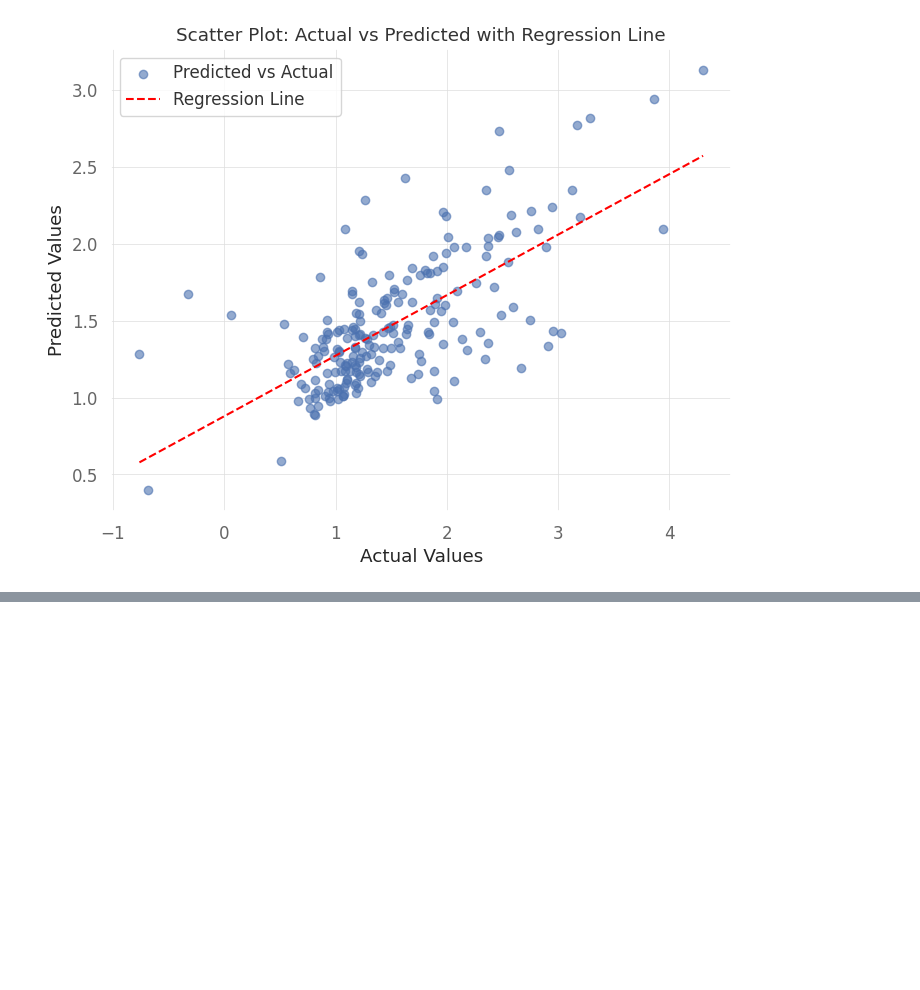
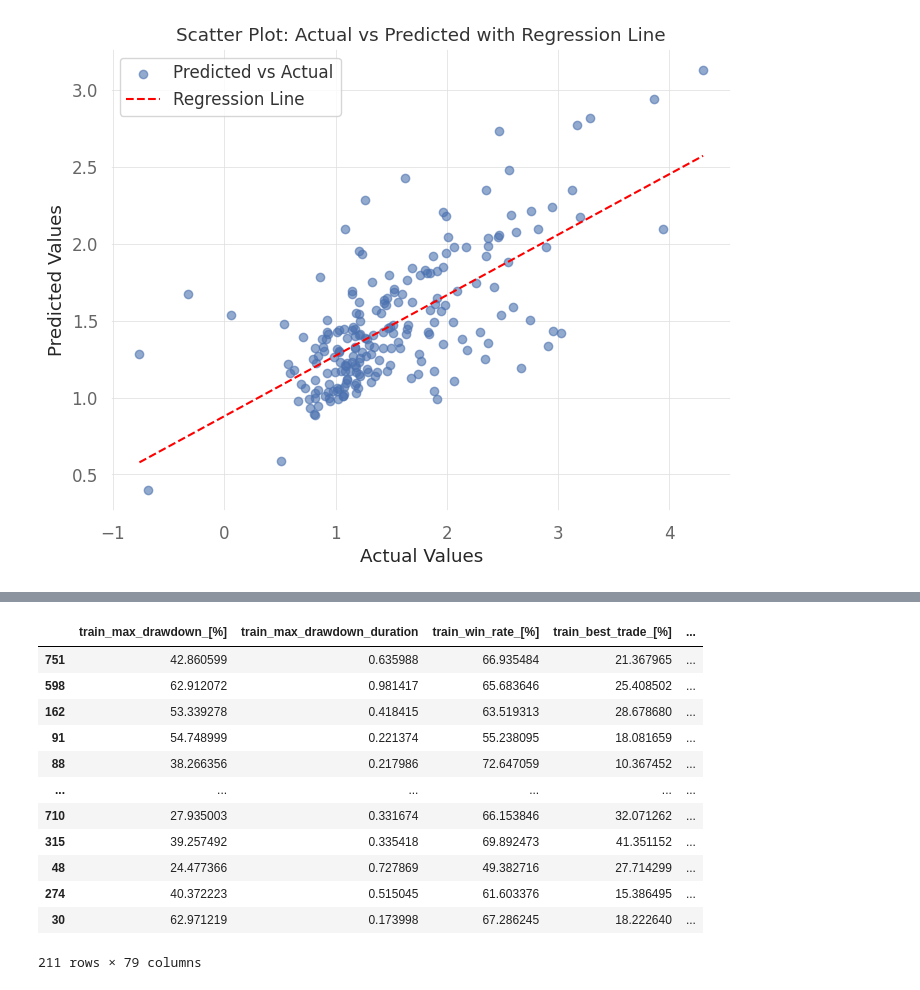
Before and after one commit to jklen/cataclysmic_alpha, a Jupyter notebook: experiment_notebooks/hhhl_ml1_backtest_analysis.ipynb, the cells around one changed output, grey strips where cells are left out. Drawn from its saved outputs; the diff is of its cells as text; code cells hidden in the pictures; blank space fills up the shorter version.

```diff
--- a/experiment_notebooks/hhhl_ml1_backtest_analysis.ipynb
+++ b/experiment_notebooks/hhhl_ml1_backtest_analysis.ipynb
@@ -1224,6 +1224,7 @@ df.head()
 # %% [markdown]
 # drop cols
 # %%
+df = df.loc[df['train_test_combination'].isin([0,1,2,3,4,5])]
 train_cols_to_drop = ['symbol', 'train_test_combination', 'train_start', 'train_end',
                 'train_period', 'train_start_value',  'train_end_value',
                'train_total_return_[%]', 'train_benchmark_return_[%]', 'train_max_gross_exposure_[%]',
@@ -1399,0 +1421,16 @@ plt.show()
+# %%
+X_test
+# %% [output]
+|  | train_max_drawdown_[%] | train_max_drawdown_duration | train_win_rate_[%] | train_best_trade_[%] | ... |
+| 751 | 42.860599 | 0.635988 | 66.935484 | 21.367965 | ... |
+| 598 | 62.912072 | 0.981417 | 65.683646 | 25.408502 | ... |
+| 162 | 53.339278 | 0.418415 | 63.519313 | 28.678680 | ... |
+| 91 | 54.748999 | 0.221374 | 55.238095 | 18.081659 | ... |
+| 88 | 38.266356 | 0.217986 | 72.647059 | 10.367452 | ... |
+| ... | ... | ... | ... | ... | ... |
+| 710 | 27.935003 | 0.331674 | 66.153846 | 32.071262 | ... |
+| 315 | 39.257492 | 0.335418 | 69.892473 | 41.351152 | ... |
+| 48 | 24.477366 | 0.727869 | 49.382716 | 27.714299 | ... |
+| 274 | 40.372223 | 0.515045 | 61.603376 | 15.386495 | ... |
+| 30 | 62.971219 | 0.173998 | 67.286245 | 18.222640 | ... |
+211 rows × 79 columns
```
Also changed, not shown: parts of 9 cells of this notebook, 16 other files.
